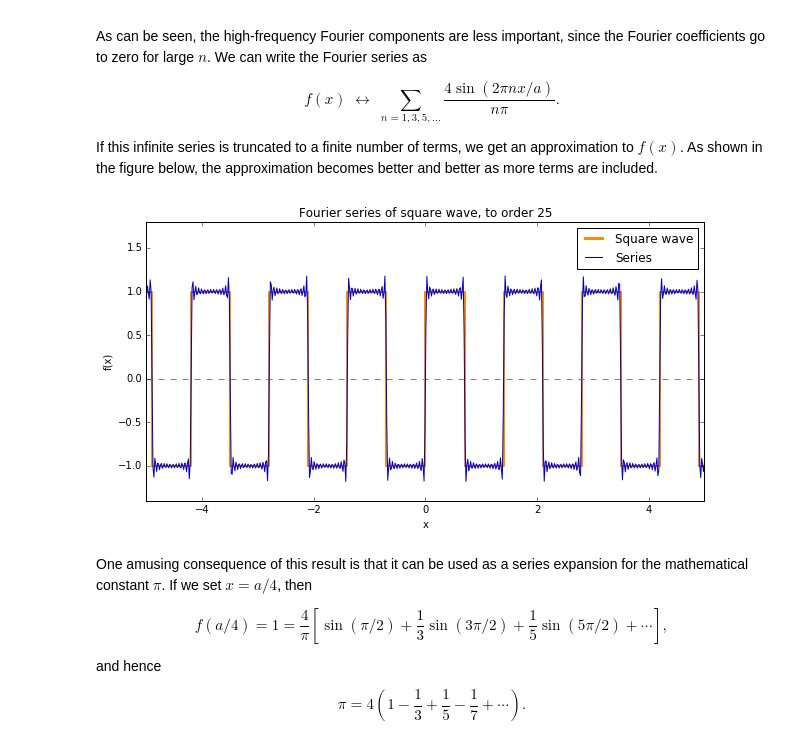
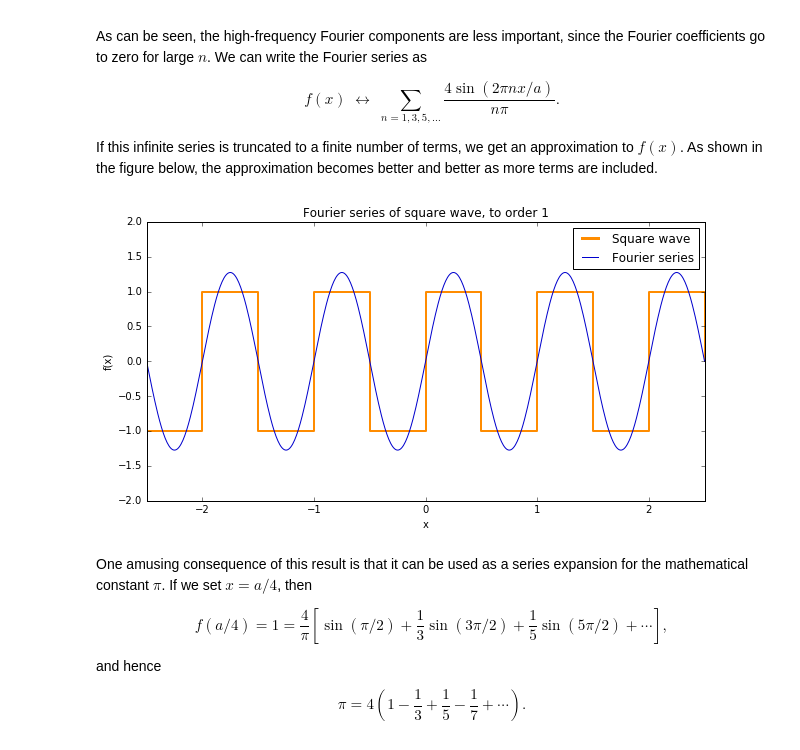
Before and after one commit to seewhydee/ntuphys_nb, a Jupyter notebook: MH2801/09_fourier_transform.ipynb, the cells around one changed output. Cells and saved outputs as stored; diff of their text form; code cells hidden in the pictures.

```diff
--- a/MH2801/09_fourier_transform.ipynb
+++ b/MH2801/09_fourier_transform.ipynb
@@ -92,45 +94,43 @@ If this infinite series is truncated to a finite number of terms, we get an appr
 # %%
 %matplotlib inline
 from ipywidgets import interact, IntSlider, FloatSlider
-from numpy import linspace, sin, pi, zeros
+from numpy import linspace, sin, pi, zeros, array
 import matplotlib.pyplot as plt
 
 def plot_square_wave_series(N, a):
-    xmin, xmax = -5., 5.
-    ymin, ymax = -1.4, 1.8
-    np1, np2   = int(xmin/a), int(xmax/a)
-    nx = 600
+    np = 2                                # Number of periods to plot on each side of x = 0
+    xmin, xmax = (-np-0.5)*a, (np+0.5)*a  # x-axis limits of the plot
+    ymin, ymax = -2.0, 2.0                # y-axis limits of the plot
+    nx = 600                              # Number of x-points in the Fourier series plot
     col0, col1, col2 = "grey", "darkorange", "mediumblue"
 
     plt.figure(figsize=(10,5))
-    ## Plot the square wave of period a
-    plt.plot([xmin, xmax], [0,0], "--", linewidth=1, color=col0)
+    ## Plot the square wave
     plt.plot([], [], linewidth=3, color=col1, label="Square wave")
-    for n in range(np1-1, np2+2):
-        x0 = n * a
-        plt.plot([x0-a/2, x0, x0, x0+a/2, x0+a/2],
-                 [-1., -1., 1., 1., -1.],
-                 linewidth=2, color=col1)
+    for n in range(-np, np+1):
+        x = array([-0.5*a, -0.5*a, 0.0, 0.0, 0.5*a, 0.5*a])
+        y = array([0.0, -1.0, -1.0, 1.0, 1.0, 0.0])
+        plt.plot(x-n*a, y, linewidth=2, color=col1)
 
     ## Plot the Fourier series approximant.
-    x = linspace(-xmax, xmax, nx)
+    x = linspace(xmin, xmax, nx)
     f = zeros(nx)
     for n in range(1,N+1,2):
         f += (4.0/n/pi) * sin(2*pi*n*x/a)
-    plt.plot(x, f, linewidth=1, color=col2, label="Series")
+    plt.plot(x, f, linewidth=1, color=col2, label="Fourier series")
 
     plt.xlabel('x')
     plt.ylabel('f(x)')
     plt.title('Fourier series of square wave, to order {}'.format(N))
     plt.xlim(xmin, xmax)
     plt.ylim(ymin, ymax)
     plt.legend(loc="upper right")
 
 interact(plot_square_wave_series,
          N = IntSlider(min=1, max=25, step=2, value=1, description='n_max'),
-         a = FloatSlider(min=0.5, max=4.0, step=0.1, value=1.4, description='a'));
+         a = FloatSlider(min=0.5, max=4.0, step=0.1, value=1.0, description='a'));
 # %% [output]
-[figure, old version]
+[figure, new version]
 # %% [markdown]
 One amusing consequence of this result is that it can be used as a series expansion for the mathematical constant $\pi$.  If we set $x = a/4$, then
 
```
Also changed, not shown: parts of 9 cells of this notebook, 2 other files.
